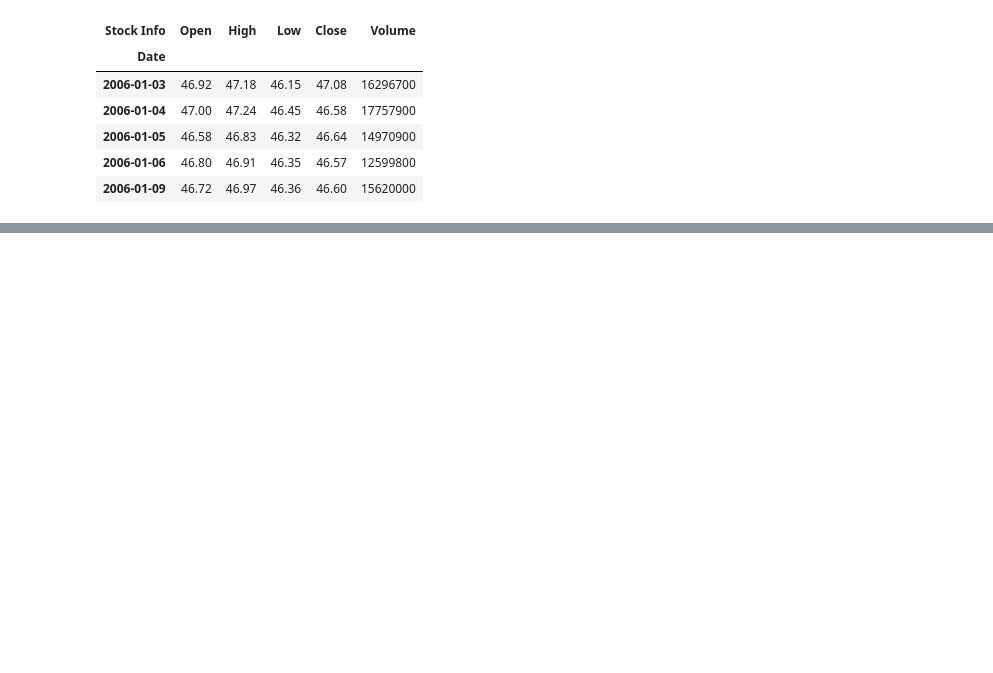
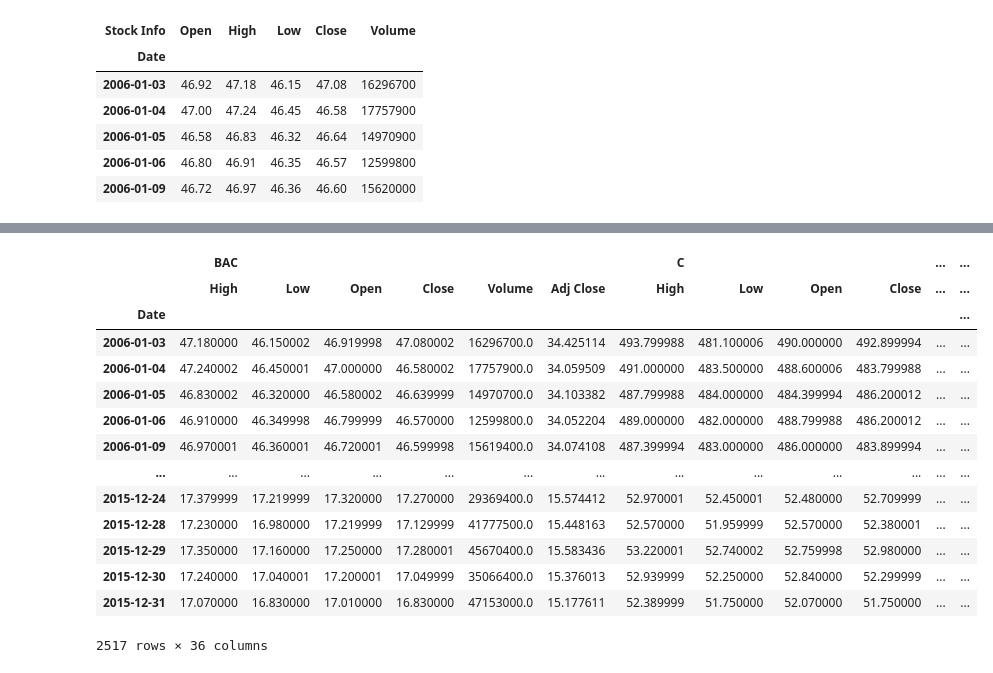
Before and after one commit to MatthewJLeech/Stocks-Data-Analytics-Project, a Jupyter notebook: Capstone Project - Banks.ipynb, the cells around one changed output, grey strips where cells are left out. Saved outputs shown, nothing was run; the diff lists cells and outputs as text; code cells hidden in the pictures; blank space fills up the shorter version.

```diff
--- a/Capstone Project - Banks.ipynb
+++ b/Capstone Project - Banks.ipynb
@@ -29,0 +64,9 @@ df['BAC'].head()
+# %%
+# Morgan Stanley
+MS = data.DataReader("MS", 'yahoo', start, end)
+# %%
+# Wells Fargo
+WFC = data.DataReader("WFC", 'yahoo', start, end)
+# %%
+#Creating a list of ticker symbols in alphabetical order
+tickers = ['BAC','C','GS','JPM','MS','WFC']
@@ -29,0 +76,18 @@ df['BAC'].head()
+# %%
+bank_stocks
+# %% [output]
+|  | BAC |  |  |  |  |  | C |  |  |  | ... | ... |
+|  | High | Low | Open | Close | Volume | Adj Close | High | Low | Open | Close | ... | ... |
+| Date |  |  |  |  |  |  |  |  |  |  |  | ... |
+| 2006-01-03 | 47.180000 | 46.150002 | 46.919998 | 47.080002 | 16296700.0 | 34.425114 | 493.799988 | 481.100006 | 490.000000 | 492.899994 | ... | ... |
+| 2006-01-04 | 47.240002 | 46.450001 | 47.000000 | 46.580002 | 17757900.0 | 34.059509 | 491.000000 | 483.500000 | 488.600006 | 483.799988 | ... | ... |
+| 2006-01-05 | 46.830002 | 46.320000 | 46.580002 | 46.639999 | 14970700.0 | 34.103382 | 487.799988 | 484.000000 | 484.399994 | 486.200012 | ... | ... |
+| 2006-01-06 | 46.910000 | 46.349998 | 46.799999 | 46.570000 | 12599800.0 | 34.052204 | 489.000000 | 482.000000 | 488.799988 | 486.200012 | ... | ... |
+| 2006-01-09 | 46.970001 | 46.360001 | 46.720001 | 46.599998 | 15619400.0 | 34.074108 | 487.399994 | 483.000000 | 486.000000 | 483.899994 | ... | ... |
+| ... | ... | ... | ... | ... | ... | ... | ... | ... | ... | ... | ... | ... |
+| 2015-12-24 | 17.379999 | 17.219999 | 17.320000 | 17.270000 | 29369400.0 | 15.574412 | 52.970001 | 52.450001 | 52.480000 | 52.709999 | ... | ... |
+| 2015-12-28 | 17.230000 | 16.980000 | 17.219999 | 17.129999 | 41777500.0 | 15.448163 | 52.570000 | 51.959999 | 52.570000 | 52.380001 | ... | ... |
+| 2015-12-29 | 17.350000 | 17.160000 | 17.250000 | 17.280001 | 45670400.0 | 15.583436 | 53.220001 | 52.740002 | 52.759998 | 52.980000 | ... | ... |
+| 2015-12-30 | 17.240000 | 17.040001 | 17.200001 | 17.049999 | 35066400.0 | 15.376013 | 52.939999 | 52.250000 | 52.840000 | 52.299999 | ... | ... |
+| 2015-12-31 | 17.070000 | 16.830000 | 17.010000 | 16.830000 | 47153000.0 | 15.177611 | 52.389999 | 51.750000 | 52.070000 | 51.750000 | ... | ... |
+2517 rows × 36 columns
```
Also changed, not shown: parts of 14 cells of this notebook.
